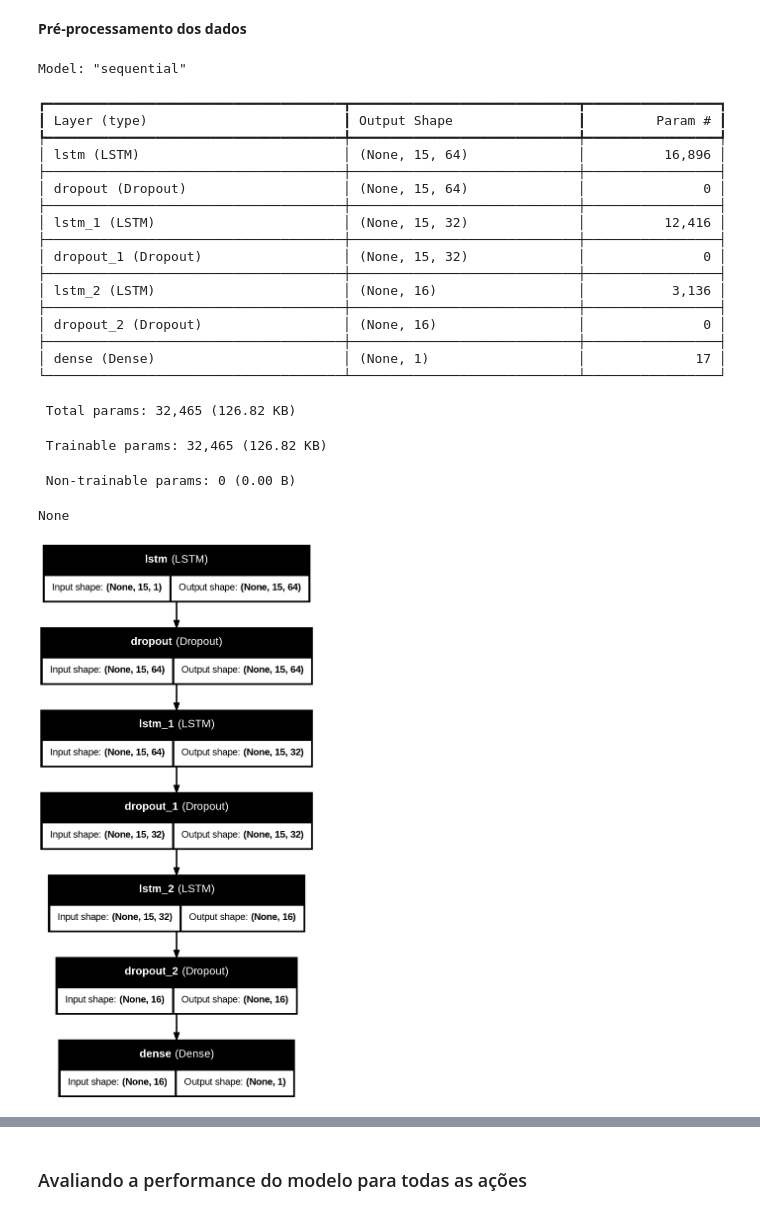
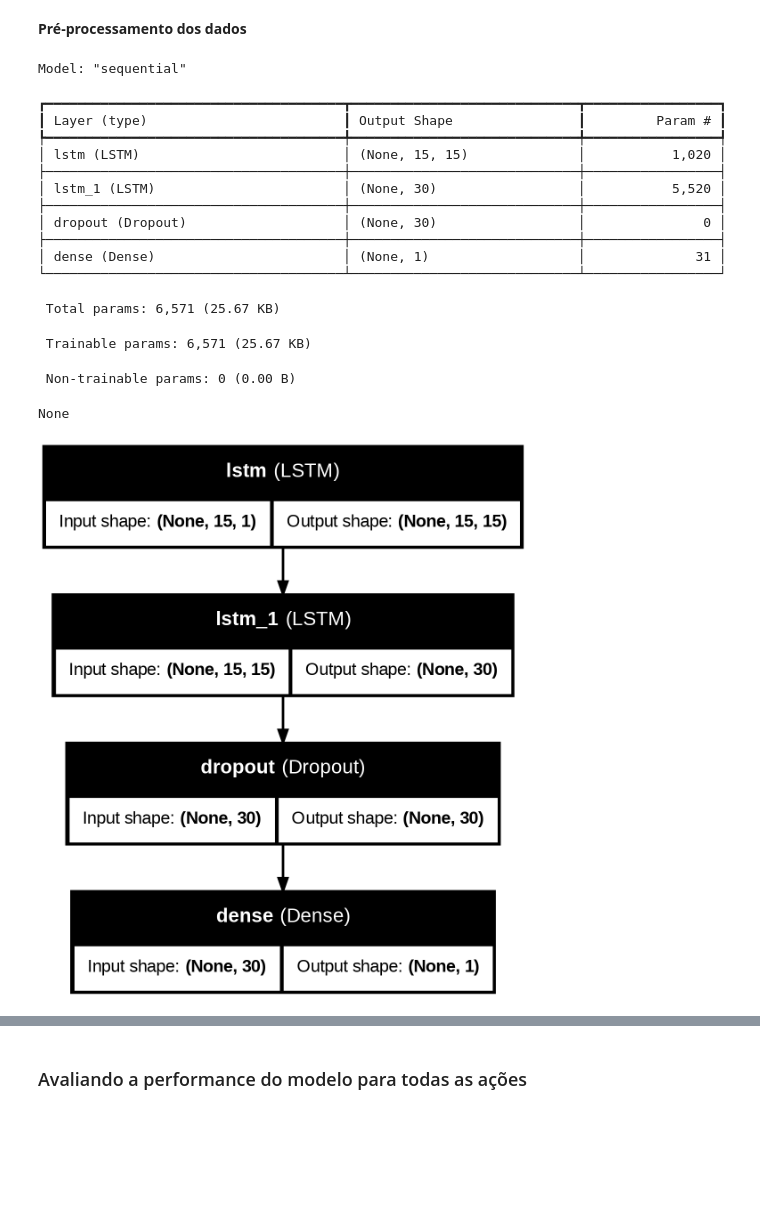
Before and after one commit to lpoggetto/trabalho_final_DL_fiap, a Jupyter notebook: DeepLearning_TrabalhoFinal.ipynb, the cells around one changed output, grey strips where cells are left out. Saved outputs shown, nothing was run; the diff lists cells and outputs as text; code cells hidden in the pictures; blank space fills up the shorter version.

```diff
--- a/DeepLearning_TrabalhoFinal.ipynb
+++ b/DeepLearning_TrabalhoFinal.ipynb
@@ -102,40 +102,33 @@ scaled_treino_ds = scaled_treino_ds.reshape((scaled_treino_ds.shape[0], 15, 1))
 # %%
 #Cria rede neural
 
 model = Sequential()
 model.add(LSTM(units=15, return_sequences=True, input_shape=(15, 1), seed=42))
-model.add(Dropout(0.2))
 model.add(LSTM(units=30, return_sequences=False,seed=42))
 model.add(Dropout(0.2))
 model.add(Dense(1))
 
 model.compile(loss='mean_squared_error', optimizer='adam', metrics=['accuracy'])
 
 print(model.summary())
 
 plot_model(model, to_file='/content/trabalho_final_DL_fiap/mlp-seq.png', show_shapes=True, show_layer_names=True)
 # %% [output]
 Model: "sequential"
 ┏━━━━━━━━━━━━━━━━━━━━━━━━━━━━━━━━━━━━━━┳━━━━━━━━━━━━━━━━━━━━━━━━━━━━━┳━━━━━━━━━━━━━━━━━┓
 ┃ Layer (type)                         ┃ Output Shape                ┃         Param # ┃
 ┡━━━━━━━━━━━━━━━━━━━━━━━━━━━━━━━━━━━━━━╇━━━━━━━━━━━━━━━━━━━━━━━━━━━━━╇━━━━━━━━━━━━━━━━━┩
-│ lstm (LSTM)                          │ (None, 15, 64)              │          16,896 │
+│ lstm (LSTM)                          │ (None, 15, 15)              │           1,020 │
 ├──────────────────────────────────────┼─────────────────────────────┼─────────────────┤
-│ dropout (Dropout)                    │ (None, 15, 64)              │               0 │
+│ lstm_1 (LSTM)                        │ (None, 30)                  │           5,520 │
 ├──────────────────────────────────────┼─────────────────────────────┼─────────────────┤
-│ lstm_1 (LSTM)                        │ (None, 15, 32)              │          12,416 │
+│ dropout (Dropout)                    │ (None, 30)                  │               0 │
 ├──────────────────────────────────────┼─────────────────────────────┼─────────────────┤
-│ dropout_1 (Dropout)                  │ (None, 15, 32)              │               0 │
-├──────────────────────────────────────┼─────────────────────────────┼─────────────────┤
-│ lstm_2 (LSTM)                        │ (None, 16)                  │           3,136 │
-├──────────────────────────────────────┼─────────────────────────────┼─────────────────┤
-│ dropout_2 (Dropout)                  │ (None, 16)                  │               0 │
-├──────────────────────────────────────┼─────────────────────────────┼─────────────────┤
-│ dense (Dense)                        │ (None, 1)                   │              17 │
+│ dense (Dense)                        │ (None, 1)                   │              31 │
 └──────────────────────────────────────┴─────────────────────────────┴─────────────────┘
- Total params: 32,465 (126.82 KB)
+ Total params: 6,571 (25.67 KB)
- Trainable params: 32,465 (126.82 KB)
+ Trainable params: 6,571 (25.67 KB)
  Non-trainable params: 0 (0.00 B)
 None
-[figure, old version]
+[figure, new version]
 # %%
```
Also changed, not shown: parts of 4 cells of this notebook.
